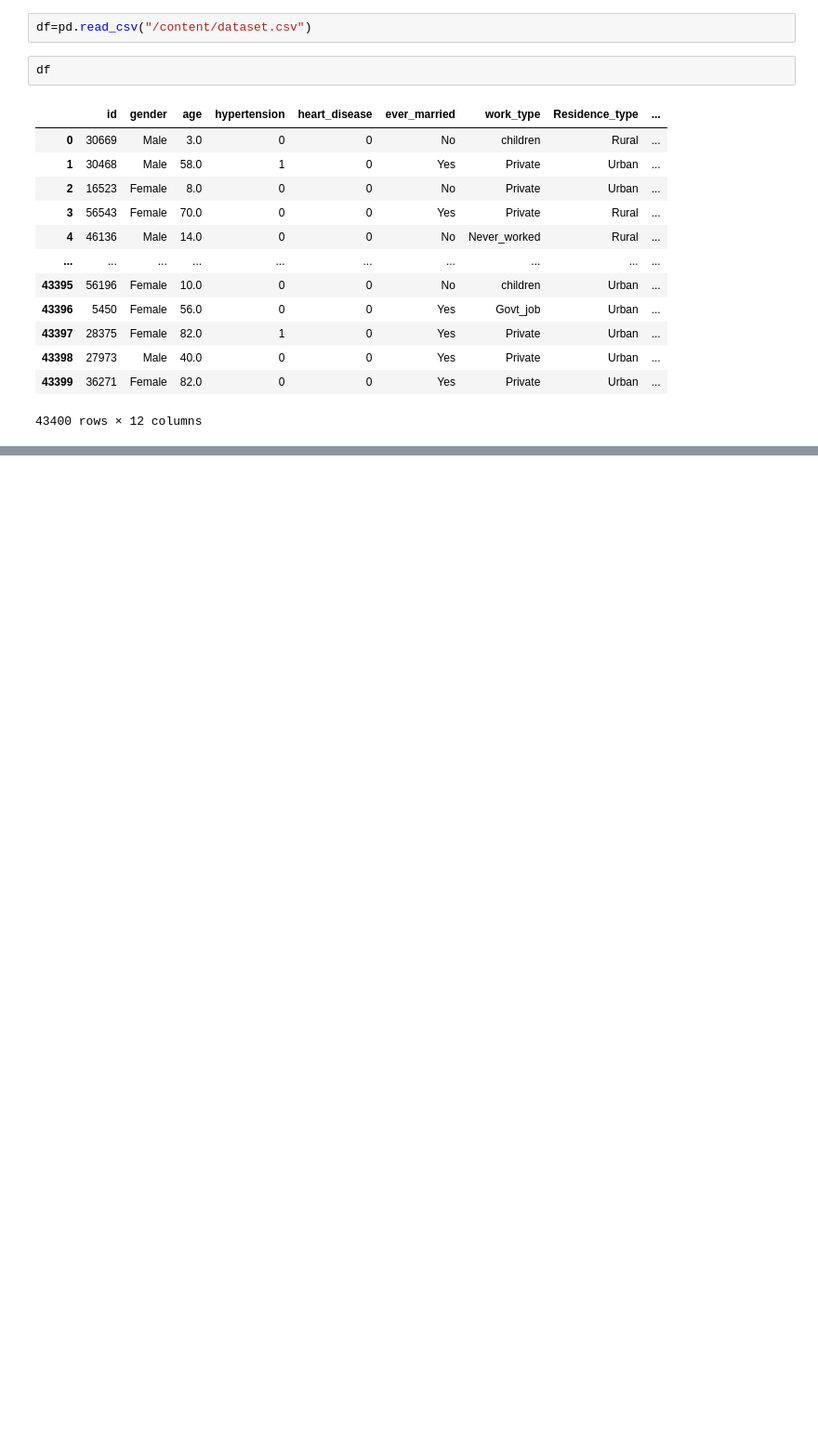
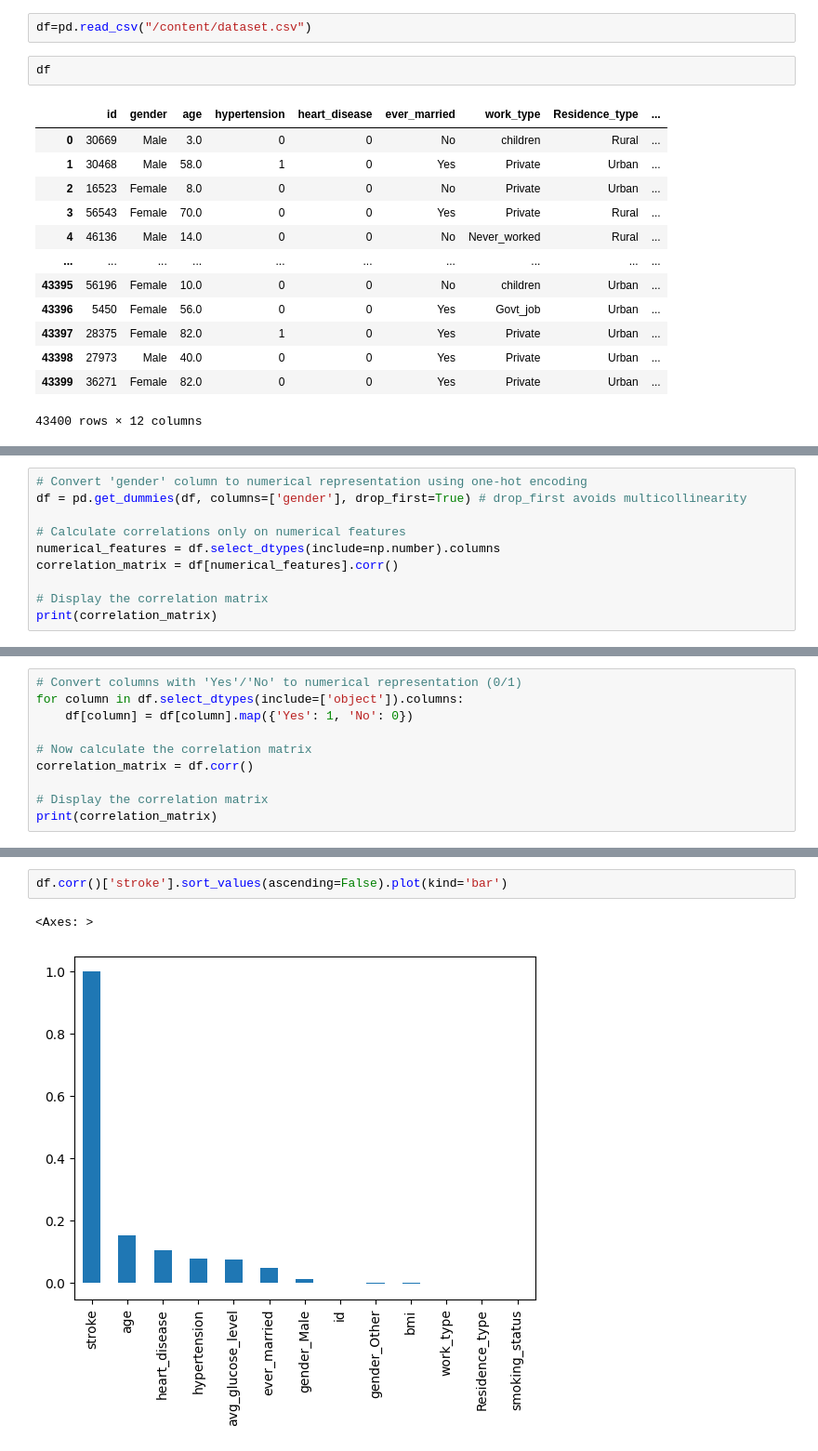
Before and after one commit to Shahedur23036883/Cerebral-Stroke-Prediction, a Jupyter notebook: cerebral_stroke_prediction.ipynb, the cells around one changed output, grey strips where cells are left out. Shown: that part at 93% size. Drawn from its saved outputs; the diff is of its cells as text; blank space fills up the shorter version.

```diff
--- a/cerebral_stroke_prediction.ipynb
+++ b/cerebral_stroke_prediction.ipynb
@@ -94,0 +172,10 @@ plt.show()
+# %%
+# Convert 'gender' column to numerical representation using one-hot encoding
+df = pd.get_dummies(df, columns=['gender'], drop_first=True) # drop_first avoids multicollinearity
+
+# Calculate correlations only on numerical features
+numerical_features = df.select_dtypes(include=np.number).columns
+correlation_matrix = df[numerical_features].corr()
+
+# Display the correlation matrix
+print(correlation_matrix)
@@ -94,0 +200,10 @@ plt.show()
+# %%
+# Convert columns with 'Yes'/'No' to numerical representation (0/1)
+for column in df.select_dtypes(include=['object']).columns:
+    df[column] = df[column].map({'Yes': 1, 'No': 0})
+
+# Now calculate the correlation matrix
+correlation_matrix = df.corr()
+
+# Display the correlation matrix
+print(correlation_matrix)
@@ -94,0 +299,5 @@ plt.show()
+# %%
+df.corr()['stroke'].sort_values(ascending=False).plot(kind='bar')
+# %% [output]
+<Axes: >
+[figure, added]
```
Also changed, not shown: parts of 33 cells of this notebook.
